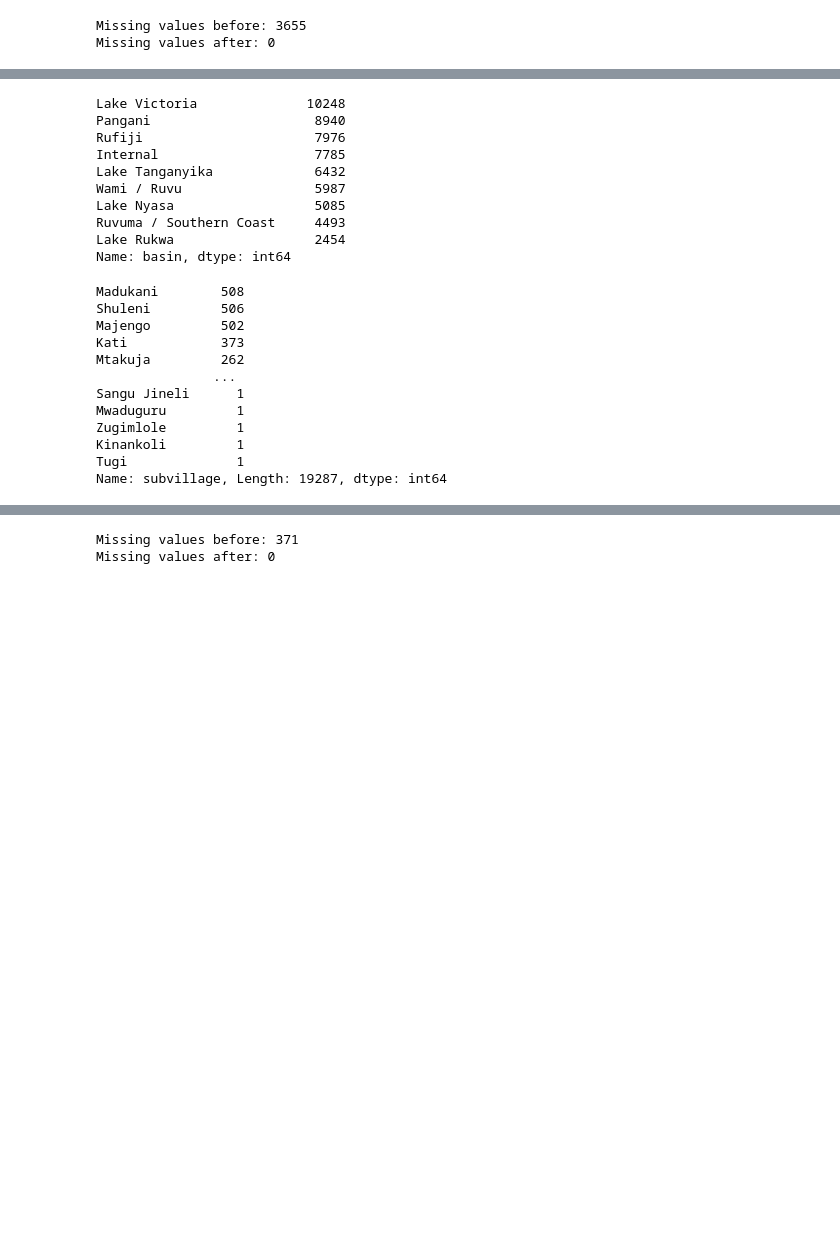
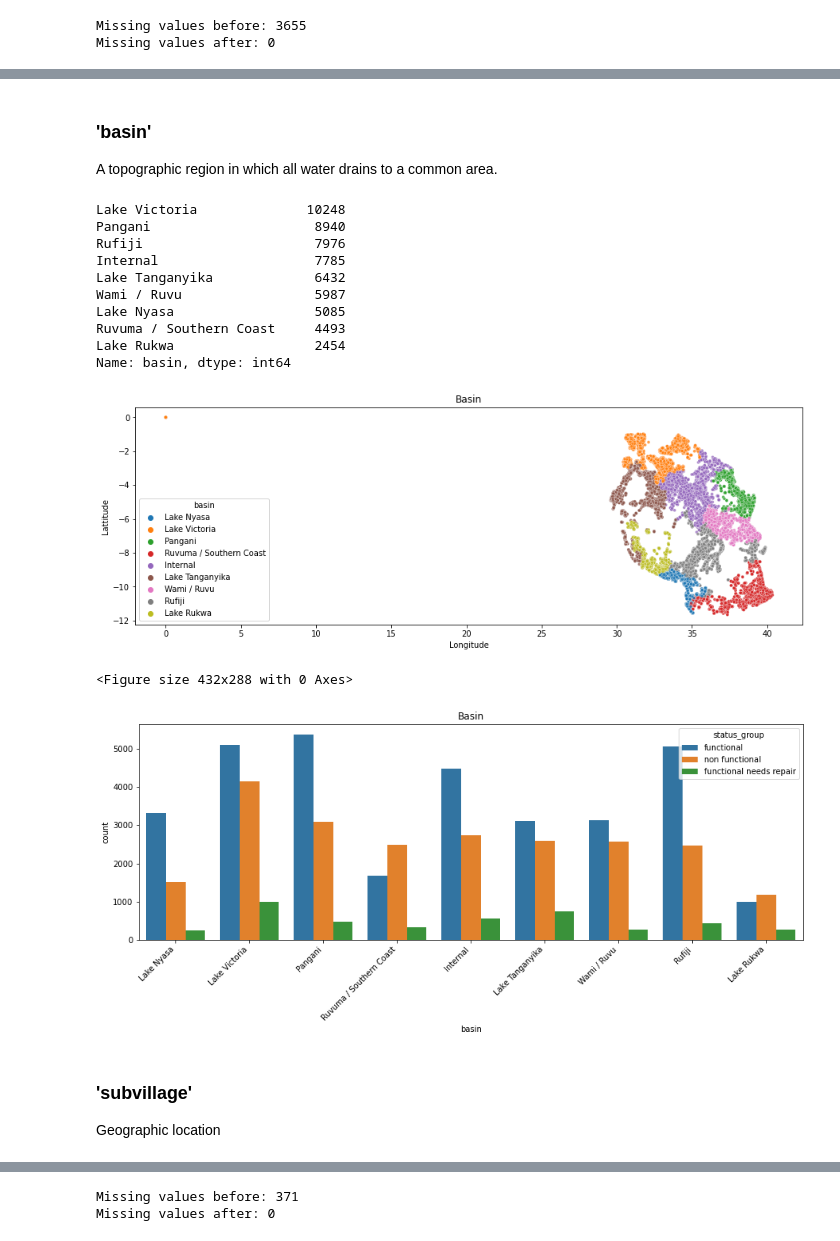
Before and after one commit to baotramduong/Portfolio_Project_Ternary_Classification_Tanzanian_Water_Crisis, a Jupyter notebook: Part I - EDA.ipynb, the cells around one changed output, grey strips where cells are left out. Saved outputs shown, nothing was run; the diff lists cells and outputs as text; code cells hidden in the pictures; blank space fills up the shorter version.

```diff
--- a/Part I - EDA.ipynb
+++ b/Part I - EDA.ipynb
@@ -313,31 +466,43 @@ Name: num_private, Length: 65, dtype: int64
 # %%
 #'num_private' has too many 0 values, drop it
 df.drop(columns = 'num_private', axis = 1, inplace = True)
-# %%
-df['basin'].value_counts()
-# %% [output]
-Lake Victoria              10248
-Pangani                     8940
-Rufiji                      7976
-Internal                    7785
-Lake Tanganyika             6432
-Wami / Ruvu                 5987
-Lake Nyasa                  5085
-Ruvuma / Southern Coast     4493
-Lake Rukwa                  2454
-Name: basin, dtype: int64
-# %%
-df['subvillage'].value_counts()
-# %% [output]
-Madukani        508
-Shuleni         506
-Majengo         502
-Kati            373
-Mtakuja         262
-               ...
-Sangu Jineli      1
-Mwaduguru         1
-Zugimlole         1
-Kinankoli         1
-Tugi              1
-Name: subvillage, Length: 19287, dtype: int64
+# %% [markdown]
+### **'basin'**
+A topographic region in which all water drains to a common area.
+# %%
+#get value count
+print(df['basin'].value_counts())
+
+#plot
+plt.figure(figsize = (15, 5))
+sns.scatterplot(x = 'longitude', y = 'latitude',
+                hue = 'basin', data = df, alpha = 0.75, s = 15)
+plt.title('Basin')
+plt.xlabel('Longitude')
+plt.ylabel('Lattitude')
+plt.show()
+plt.savefig('./Data/basin_scatterplot')
+
+#plot
+plt.figure(figsize = (15, 5))
+sns.countplot(x = 'basin', hue = 'status_group', data = df)
+plt.title('Basin')
+plt.xticks(ha = 'right', rotation = 45)
+plt.savefig('./Data/basin_countplot')
+# %% [output]
+Lake Victoria              10248
+Pangani                     8940
+Rufiji                      7976
+Internal                    7785
+Lake Tanganyika             6432
+Wami / Ruvu                 5987
+Lake Nyasa                  5085
+Ruvuma / Southern Coast     4493
+Lake Rukwa                  2454
+Name: basin, dtype: int64
+[figure, added]
+<Figure size 432x288 with 0 Axes>
+[figure, added]
+# %% [markdown]
+### **'subvillage'**
+Geographic location
```
Also changed, not shown: parts of 146 cells of this notebook.
